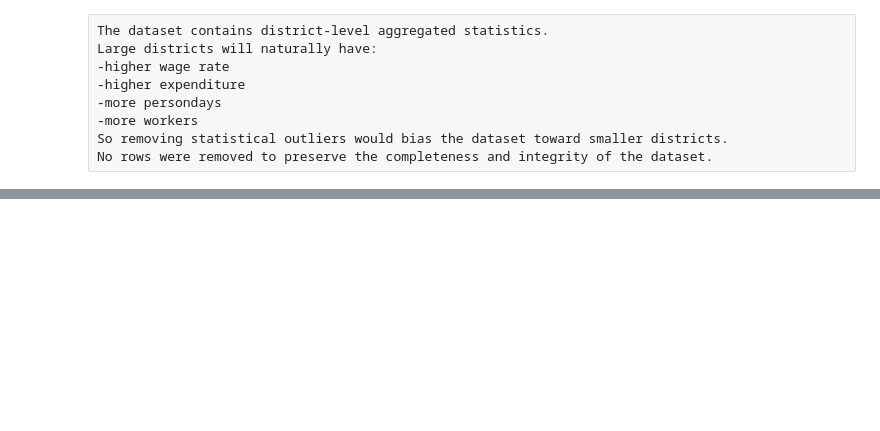
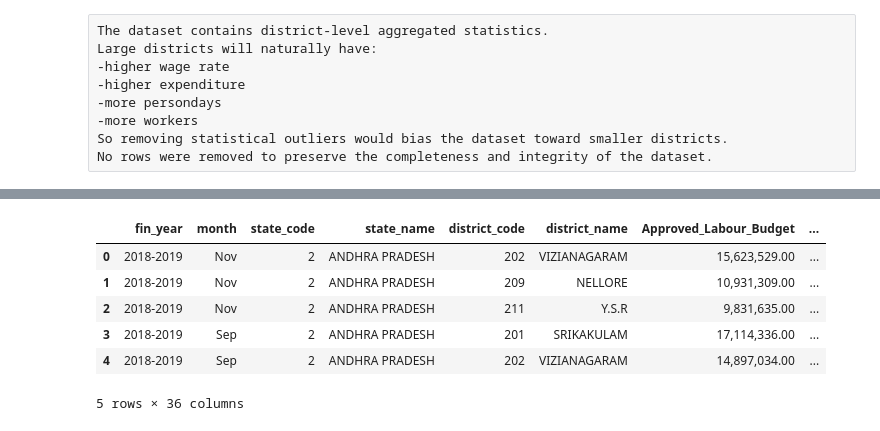
Before and after one commit to Shubhangidixit01/MGNREGA-Data-Analysis, a Jupyter notebook: notebooks/MGNREGA_Analysis.ipynb, the cells around one changed output, grey strips where cells are left out. Saved outputs shown, nothing was run; the diff lists cells and outputs as text; code cells hidden in the pictures; blank space fills up the shorter version.

```diff
--- a/notebooks/MGNREGA_Analysis.ipynb
+++ b/notebooks/MGNREGA_Analysis.ipynb
@@ -379,0 +532,2 @@ No rows were removed to preserve the completeness and integrity of the dataset.
+# %%
+df_clean['year'] = df_clean['fin_year'].str[:4].astype(int)
@@ -379,0 +586,10 @@ No rows were removed to preserve the completeness and integrity of the dataset.
+# %%
+df_clean.head()
+# %% [output]
+|  | fin_year | month | state_code | state_name | district_code | district_name | Approved_Labour_Budget | ... |
+| 0 | 2018-2019 | Nov | 2 | ANDHRA PRADESH | 202 | VIZIANAGARAM | 15,623,529.00 | ... |
+| 1 | 2018-2019 | Nov | 2 | ANDHRA PRADESH | 209 | NELLORE | 10,931,309.00 | ... |
+| 2 | 2018-2019 | Nov | 2 | ANDHRA PRADESH | 211 | Y.S.R | 9,831,635.00 | ... |
+| 3 | 2018-2019 | Sep | 2 | ANDHRA PRADESH | 201 | SRIKAKULAM | 17,114,336.00 | ... |
+| 4 | 2018-2019 | Sep | 2 | ANDHRA PRADESH | 202 | VIZIANAGARAM | 14,897,034.00 | ... |
+5 rows × 36 columns
```
Also changed, not shown: parts of 43 cells of this notebook.
